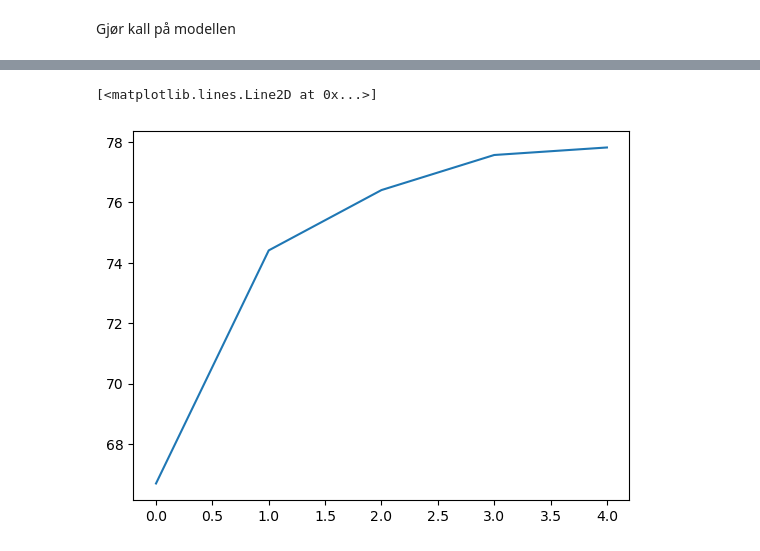
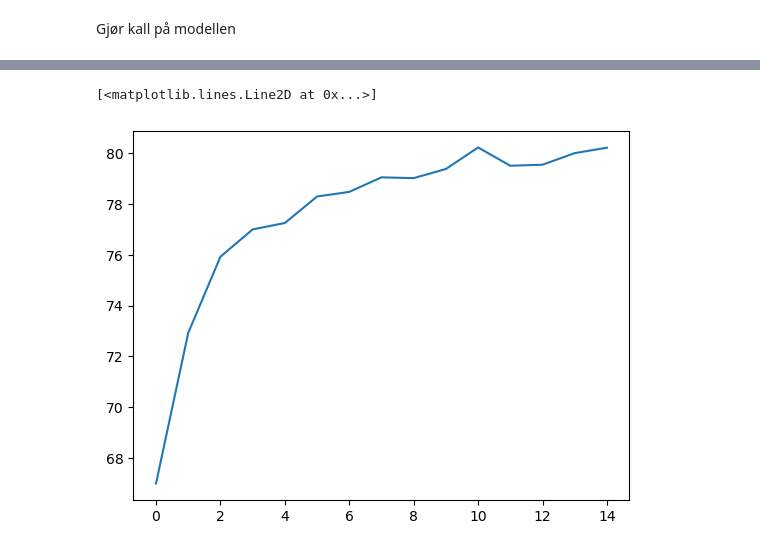
Before and after one commit to iRootTsar/Optimazing-klassification-of-ATLAS-detector-data--CERN-, a Jupyter notebook: notebooks/pyTorch/secMod.ipynb, the cells around one changed output, grey strips where cells are left out. Cells and saved outputs as stored; diff of their text form; code cells hidden in the pictures.

```diff
--- a/notebooks/pyTorch/secMod.ipynb
+++ b/notebooks/pyTorch/secMod.ipynb
@@ -260,7 +260,7 @@ model = ConvModel(dropout=0.5)
 criterion = nn.CrossEntropyLoss()
 optimizer = torch.optim.Adam(model.parameters())
 
-tabell = train(model, trainLoader, testLoader, optimizer, criterion, n_epochs=5)
+tabell = train(model, trainLoader, testLoader, optimizer, criterion, n_epochs=15)
 
 plt.plot(range(len(tabell)), tabell)
 # %% [output]
@@ -282,2 +284,2 @@ Test Loss: 0.3141, Test Accuracy: 87.20%
 [<matplotlib.lines.Line2D at 0x...>]
-[figure, old version]
+[figure, new version]
```
Also changed, not shown: parts of 1 cell of this notebook, 4 other files.
